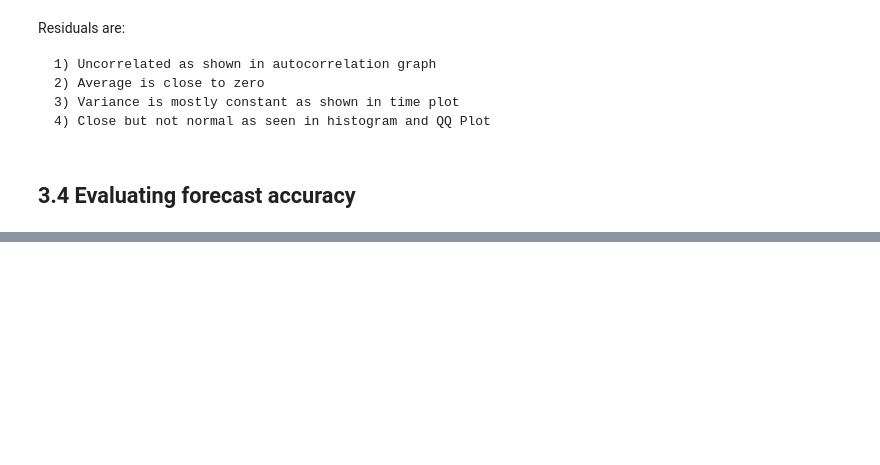
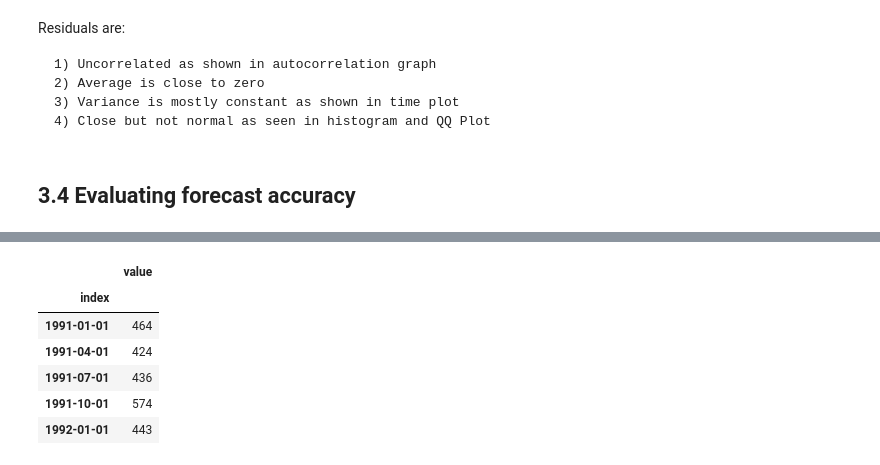
Before and after one commit to robahall/tswalkthrough, a Jupyter notebook: notebooks/2.0_rah_time_forecasters_toolbox.ipynb, the cells around one changed output, grey strips where cells are left out. Drawn from its saved outputs; the diff is of its cells as text; code cells hidden in the pictures; blank space fills up the shorter version.

Commit message:
Show how to use TimeSeriesSplit in sklearn

```diff
--- a/notebooks/2.0_rah_time_forecasters_toolbox.ipynb
+++ b/notebooks/2.0_rah_time_forecasters_toolbox.ipynb
@@ -438,0 +455,5 @@ NameError: name 'pd' is not defined
+# %%
+ausbeer = pd.read_csv("../data/ausbeer.csv")
+ausbeer['index'] = ausbeer['index'].str.replace(" ", "-")
+ausbeer['index'] = pd.to_datetime(ausbeer['index'])
+ausbeer.set_index('index', inplace = True)
@@ -438,0 +477,7 @@ NameError: name 'pd' is not defined
+# %%
+tscv = TimeSeriesSplit(n_splits=3)
+for train_index, test_index in tscv.split(ausbeer.index):
+    #print("TRAIN:", train_index, "TEST:", test_index)
+    X_train, X_test = ausbeer.iloc[train_index[0]:train_index[-1],], ausbeer.iloc[test_index[0]:test_index[-1]]
+    print("Train set: {}".format(X_train.tail()))
+    print("Test set: {}".format(X_test.head()))
@@ -438,0 +502,10 @@ NameError: name 'pd' is not defined
+# %%
+X_train.tail()
+# %% [output]
+|  | value |
+| index |  |
+| 1991-01-01 | 464 |
+| 1991-04-01 | 424 |
+| 1991-07-01 | 436 |
+| 1991-10-01 | 574 |
+| 1992-01-01 | 443 |
```
Also changed, not shown: parts of 7 cells of this notebook.
